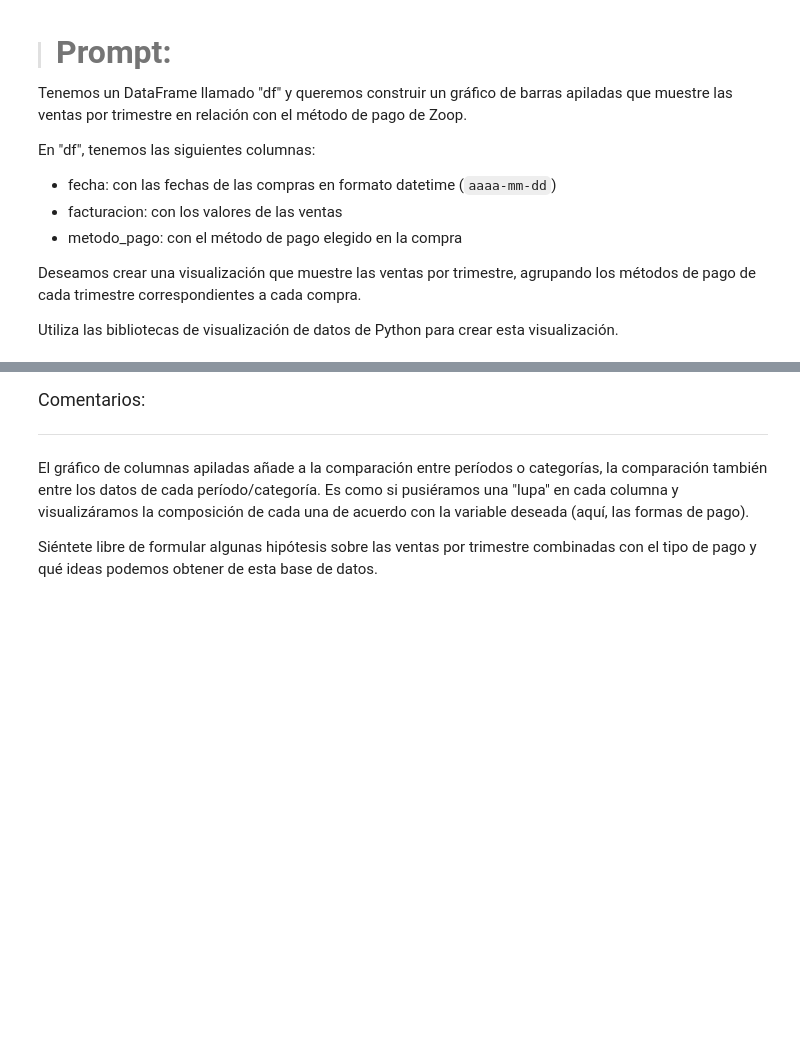
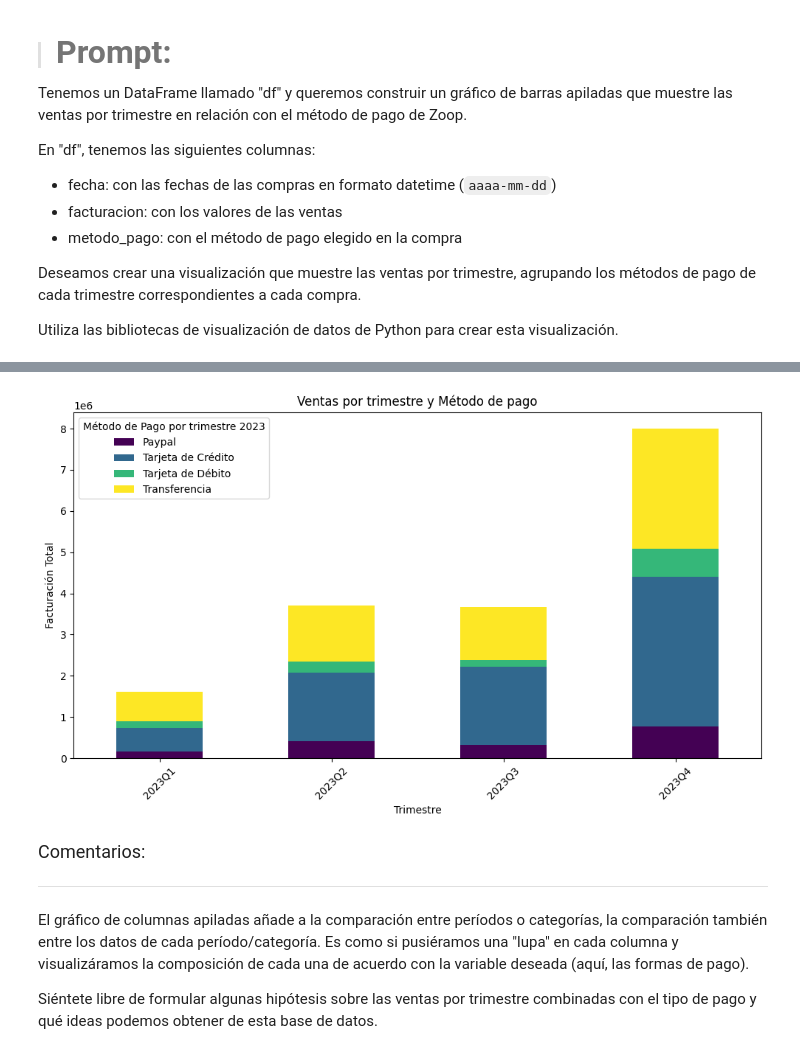
Before and after one commit to mg253a/IA_aplicada_a_ciencia_de_datos, a Jupyter notebook: IA_aplicada_a_ciencia_de_datos.ipynb, the cells around one changed output, grey strips where cells are left out. Drawn from its saved outputs; the diff is of its cells as text; code cells hidden in the pictures; blank space fills up the shorter version.

```diff
--- a/IA_aplicada_a_ciencia_de_datos.ipynb
+++ b/IA_aplicada_a_ciencia_de_datos.ipynb
@@ -655,3 +655,13 @@ En "df", tenemos las siguientes columnas:
 Deseamos crear una visualización que muestre las ventas por trimestre, agrupando los métodos de pago de cada trimestre correspondientes a cada compra.
 
 Utiliza las bibliotecas de visualización de datos de Python para crear esta visualización.
+# %%
+# Asegurarse de que 'fecha' sea datetime
+df['fecha'] = pd.to_datetime(df['fecha'])
+
+# Crear columna de trimestre con año (ej: '2024-Q1')
+df['trimestre'] = df['fecha'].dt.to_period('Q').astype(str)
+
+# Agrupar por trimestre y método de pago, sumar facturación
+ventas_trimestrales = df.groupby(['trimestre', 'metodo_pago'])['facturacion'].sum().unstack(fill_value=0)
+ventas_trimestrales
@@ -658,3 +675,16 @@ Utiliza las bibliotecas de visualización de datos de Python para crear esta vis
+# %%
+# Visualización: gráfico de barras apiladas
+ventas_trimestrales.plot(kind='bar', stacked=True, figsize=(10, 6), colormap='viridis')
+
+plt.title('Ventas por trimestre y Método de pago')
+plt.xlabel('Trimestre')
+plt.ylabel('Facturación Total')
+plt.xticks(rotation=45)
+plt.legend(title='Método de Pago por trimestre 2023')
+plt.tight_layout()
+plt.show()
+# %% [output]
+[figure, added]
 # %% [markdown]
 <font color="7b71ff" size=4> Comentarios: </font>
 
```
Also changed, not shown: parts of 4 cells of this notebook.
